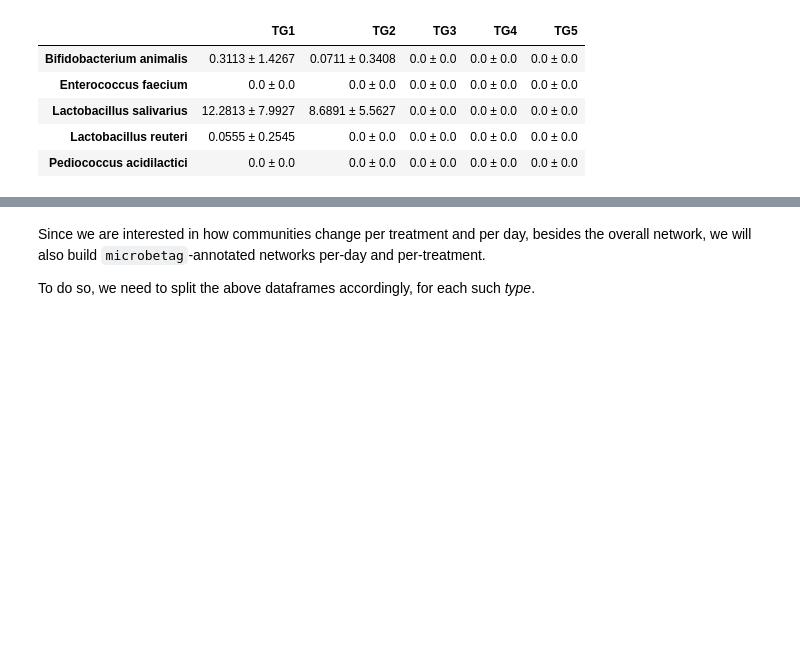
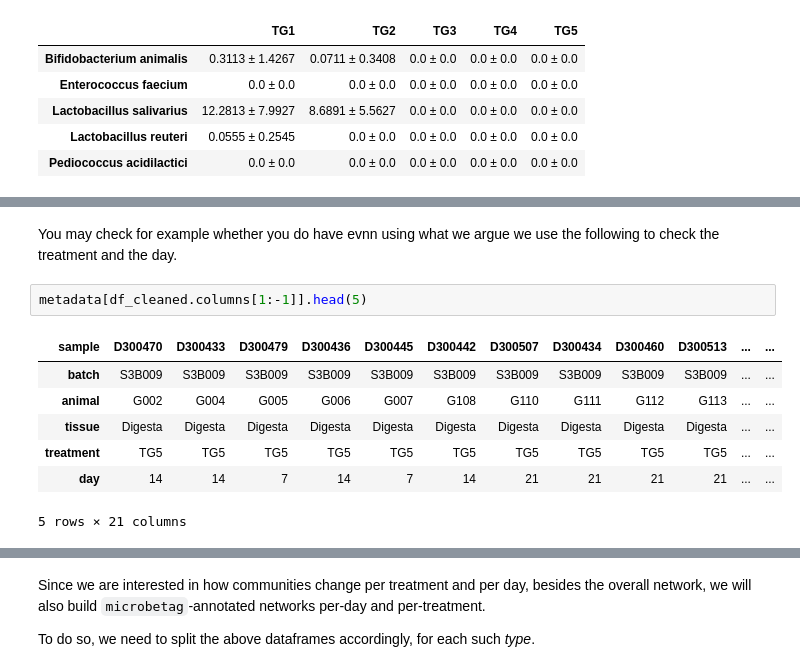
Before and after one commit to hariszaf/AMAC005_chicken_salmonella, a Jupyter notebook: microbetag_analysis/mtg_analysis.ipynb, the cells around one changed output, grey strips where cells are left out. Drawn from its saved outputs; the diff is of its cells as text; blank space fills up the shorter version.

```diff
--- a/microbetag_analysis/mtg_analysis.ipynb
+++ b/microbetag_analysis/mtg_analysis.ipynb
@@ -252,0 +349,12 @@ pd.DataFrame.from_dict(species_case_avg["treatment"])
+# %% [markdown]
+You may check for example whether you do have evnn using what we argue we use the following to check the treatment and the day.
+# %%
+metadata[df_cleaned.columns[1:-1]].head(5)
+# %% [output]
+| sample | D300470 | D300433 | D300479 | D300436 | D300445 | D300442 | D300507 | D300434 | D300460 | D300513 | ... | ... |
+| batch | S3B009 | S3B009 | S3B009 | S3B009 | S3B009 | S3B009 | S3B009 | S3B009 | S3B009 | S3B009 | ... | ... |
+| animal | G002 | G004 | G005 | G006 | G007 | G108 | G110 | G111 | G112 | G113 | ... | ... |
+| tissue | Digesta | Digesta | Digesta | Digesta | Digesta | Digesta | Digesta | Digesta | Digesta | Digesta | ... | ... |
+| treatment | TG5 | TG5 | TG5 | TG5 | TG5 | TG5 | TG5 | TG5 | TG5 | TG5 | ... | ... |
+| day | 14 | 14 | 7 | 14 | 7 | 14 | 21 | 21 | 21 | 21 | ... | ... |
+5 rows × 21 columns
```
Also changed, not shown: parts of 26 cells of this notebook, 2 other files.
